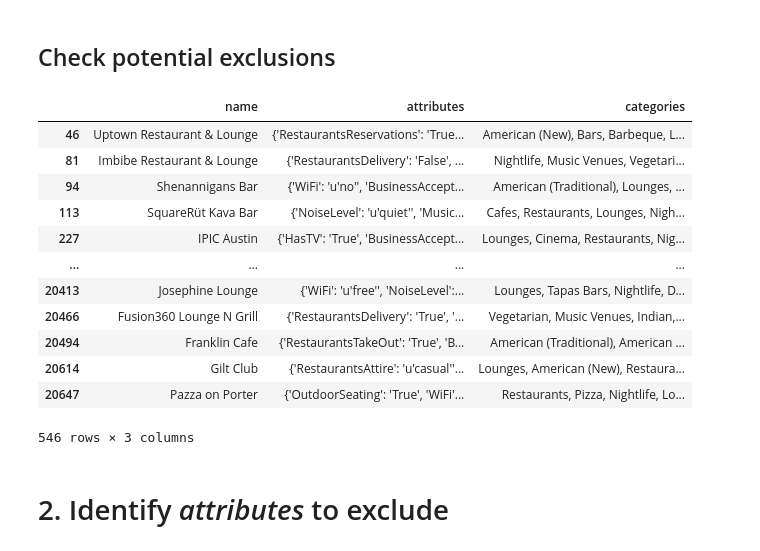
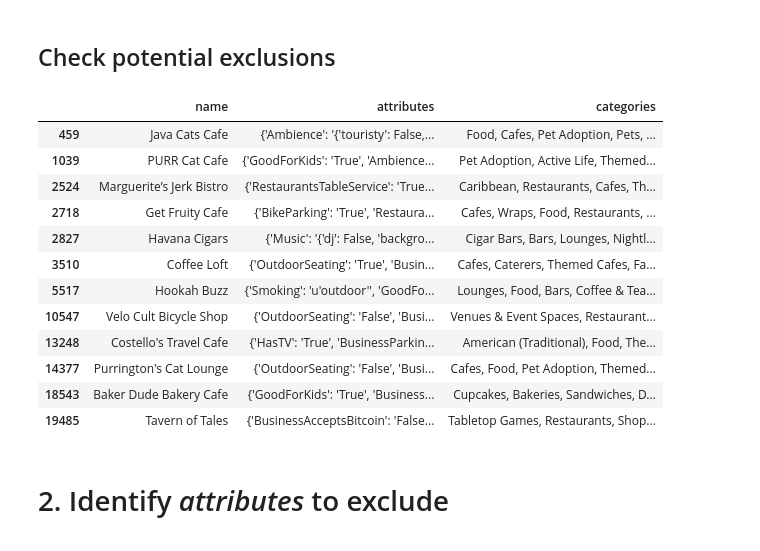
Before and after one commit to christinabrady/ds4a_women_project, a Jupyter notebook: clean-restaurant-data.ipynb, the cells around one changed output. Saved outputs shown, nothing was run; the diff lists cells and outputs as text; code cells hidden in the pictures.

Commit message:
figuring mass tagging of excluded categories

```diff
--- a/clean-restaurant-data.ipynb
+++ b/clean-restaurant-data.ipynb
@@ -263,22 +263,22 @@ categories_agg_sorted.to_csv('categories_agg.csv', index = False)
 ## Check potential exclusions
 # %%
 columns = ['name', 'attributes', 'categories']
-categ = 'Lounges'
+categ = 'Themed Cafes'
 restaurant_df[restaurant_df.categories.str.contains(categ)][columns]
 # %% [output]
 |  | name | attributes | categories |
-| 46 | Uptown Restaurant & Lounge | {'RestaurantsReservations': 'True... | American (New), Bars, Barbeque, L... |
-| 81 | Imbibe Restaurant & Lounge | {'RestaurantsDelivery': 'False', ... | Nightlife, Music Venues, Vegetari... |
-| 94 | Shenannigans Bar | {'WiFi': 'u'no'', 'BusinessAccept... | American (Traditional), Lounges, ... |
-| 113 | SquareRüt Kava Bar | {'NoiseLevel': 'u'quiet'', 'Music... | Cafes, Restaurants, Lounges, Nigh... |
-| 227 | IPIC Austin | {'HasTV': 'True', 'BusinessAccept... | Lounges, Cinema, Restaurants, Nig... |
-| ... | ... | ... | ... |
-| 20413 | Josephine Lounge | {'WiFi': 'u'free'', 'NoiseLevel':... | Lounges, Tapas Bars, Nightlife, D... |
-| 20466 | Fusion360 Lounge N Grill | {'RestaurantsDelivery': 'True', '... | Vegetarian, Music Venues, Indian,... |
-| 20494 | Franklin Cafe | {'RestaurantsTakeOut': 'True', 'B... | American (Traditional), American ... |
-| 20614 | Gilt Club | {'RestaurantsAttire': 'u'casual''... | Lounges, American (New), Restaura... |
-| 20647 | Pazza on Porter | {'OutdoorSeating': 'True', 'WiFi'... | Restaurants, Pizza, Nightlife, Lo... |
+| 459 | Java Cats Cafe | {'Ambience': '{'touristy': False,... | Food, Cafes, Pet Adoption, Pets, ... |
+| 1039 | PURR Cat Cafe | {'GoodForKids': 'True', 'Ambience... | Pet Adoption, Active Life, Themed... |
+| 2524 | Marguerite’s Jerk Bistro | {'RestaurantsTableService': 'True... | Caribbean, Restaurants, Cafes, Th... |
+| 2718 | Get Fruity Cafe | {'BikeParking': 'True', 'Restaura... | Cafes, Wraps, Food, Restaurants, ... |
+| 2827 | Havana Cigars | {'Music': '{'dj': False, 'backgro... | Cigar Bars, Bars, Lounges, Nightl... |
+| 3510 | Coffee Loft | {'OutdoorSeating': 'True', 'Busin... | Cafes, Caterers, Themed Cafes, Fa... |
+| 5517 | Hookah Buzz | {'Smoking': 'u'outdoor'', 'GoodFo... | Lounges, Food, Bars, Coffee & Tea... |
+| 10547 | Velo Cult Bicycle Shop | {'OutdoorSeating': 'False', 'Busi... | Venues & Event Spaces, Restaurant... |
+| 13248 | Costello's Travel Cafe | {'HasTV': 'True', 'BusinessParkin... | American (Traditional), Food, The... |
+| 14377 | Purrington's Cat Lounge | {'OutdoorSeating': 'False', 'Busi... | Cafes, Food, Pet Adoption, Themed... |
+| 18543 | Baker Dude Bakery Cafe | {'GoodForKids': 'True', 'Business... | Cupcakes, Bakeries, Sandwiches, D... |
+| 19485 | Tavern of Tales | {'BusinessAcceptsBitcoin': 'False... | Tabletop Games, Restaurants, Shop... |
-546 rows × 3 columns
 # %% [markdown]
 # 2. Identify *attributes* to exclude
 # %%
```
Also changed, not shown: 2 other files.
